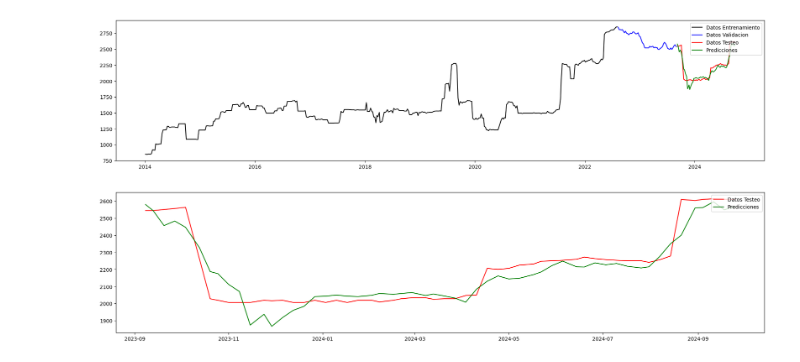
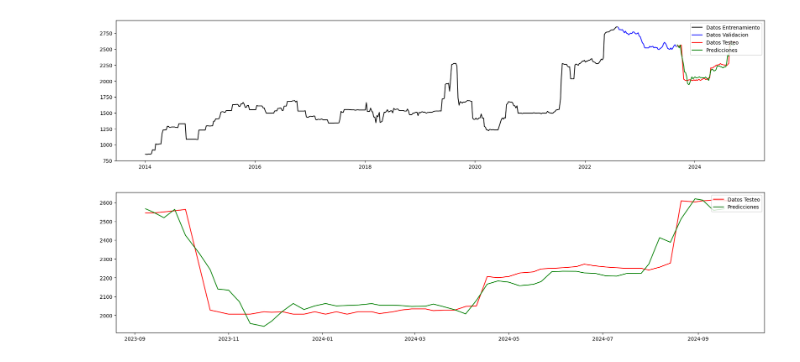
Before and after one commit to ivanpalenciab/Prediccion-atlantico, a Jupyter notebook: 1_XG_boost_EMD.ipynb, the cells around one changed output. Cells and saved outputs as stored; diff of their text form; code cells hidden in the pictures.

```diff
--- a/1_XG_boost_EMD.ipynb
+++ b/1_XG_boost_EMD.ipynb
@@ -87,15 +121,16 @@ def add_lags(df,pasos):
 # %%
 PASOS = 7
 # %%
-CARACTERISTICAS = [ "retraso-1", "retraso-2",	"retraso-3",	"retraso-4",	"retraso-5",	"retraso-6",	"retraso-7"]
+CARACTERISTICAS = [ "retraso-1", "retraso-2",	"retraso-3",	"retraso-4",	"retraso-5",	"retraso-6",	"retraso-7", "Futuro"]
 # %% [markdown]
 # Modelaremos el primer modo
 # %%
 modo_1_values = modo_1.values
 modo_1_values = modo_1_values.astype('float32')
 modo_1_scaler = MinMaxScaler(feature_range=(-1, 1))
-modo_1_values = modo_1_values.reshape(-1, 1)
+
 modo_1_escalado =  pd.DataFrame(modo_1_scaler.fit_transform(modo_1_values), columns=modo_1.columns,index=modo_1.index)
 modo_1_sup = add_lags(modo_1_escalado, PASOS)
+modo_1_sup = pd.merge( modo_1_sup,futuros_escalada,left_index=True, right_index=True, how='inner')
 modo_1_sup.head(5)
 # %% [output]
@@ -223,8 +262,9 @@ prediccion_modo_1 = modo_1_scaler.inverse_transform(prediccion_modo_1.reshape(-1
 modo_2_values = modo_2.values
 modo_2_values = modo_2_values.astype('float32')
 modo_2_scaler = MinMaxScaler(feature_range=(-1, 1))
-modo_2_values = modo_2_values.reshape(-1, 1)
+
 modo_2_escalado =  pd.DataFrame(modo_2_scaler.fit_transform(modo_2_values), columns=modo_2.columns,index=modo_2.index)
 modo_2_sup = add_lags(modo_2_escalado, PASOS)
+modo_2_sup = pd.merge( modo_2_sup,futuros_escalada,left_index=True, right_index=True, how='inner')
 modo_2_sup.head(5)
 # %% [output]
@@ -342,8 +385,8 @@ prediccion_modo_2 = modo_2_scaler.inverse_transform(prediccion_modo_2.reshape(-1
 residuo_values = residuo.values
 residuo_values = residuo_values.astype('float32')
 residuo_scaler = MinMaxScaler(feature_range=(-1, 1))
-residuo_values = residuo_values.reshape(-1, 1)
 residuo_escalado =  pd.DataFrame(residuo_scaler.fit_transform(residuo_values), columns=residuo.columns,index=residuo.index)
 residuo_sup = add_lags(residuo_escalado, PASOS)
+residuo_sup = pd.merge( residuo_sup,futuros_escalada,left_index=True, right_index=True, how='inner')
 residuo_sup.head(5)
 # %% [output]
@@ -518,9 +570,9 @@ plt.show()
 # %%
 fig, ax = plt.subplots(figsize=(23, 5))
 ax.plot(datos_testeo.index,datos_testeo.PROMEDIO,color='red',label = 'Datos Testeo')
-ax.plot(datos_testeo.index,predicciones_emd,color='Green',label = 'Predicciones')
+ax.plot(datos_testeo.index[:-1],predicciones_emd,color='Green',label = 'Predicciones')
 ax.legend(loc = 'upper right')
 plt.show()
 # %% [output]
-[figure, old version]
+[figure, new version]
 # %%
```
Also changed, not shown: parts of 26 cells of this notebook.
